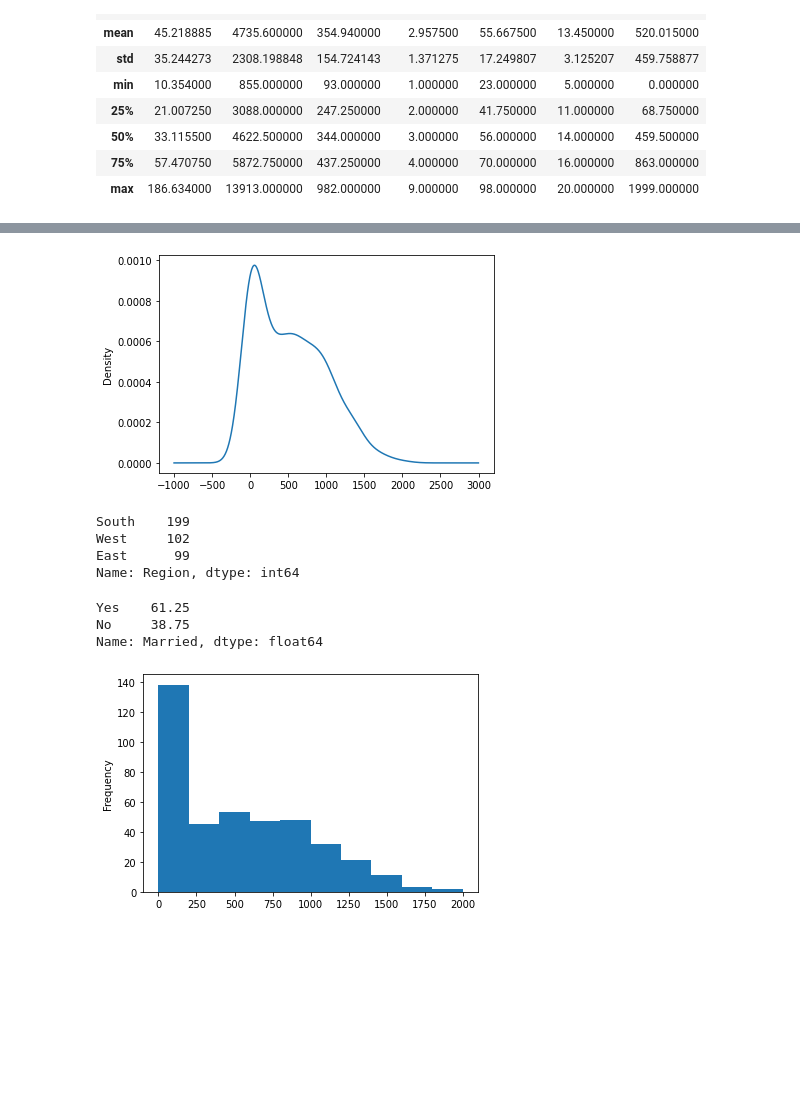
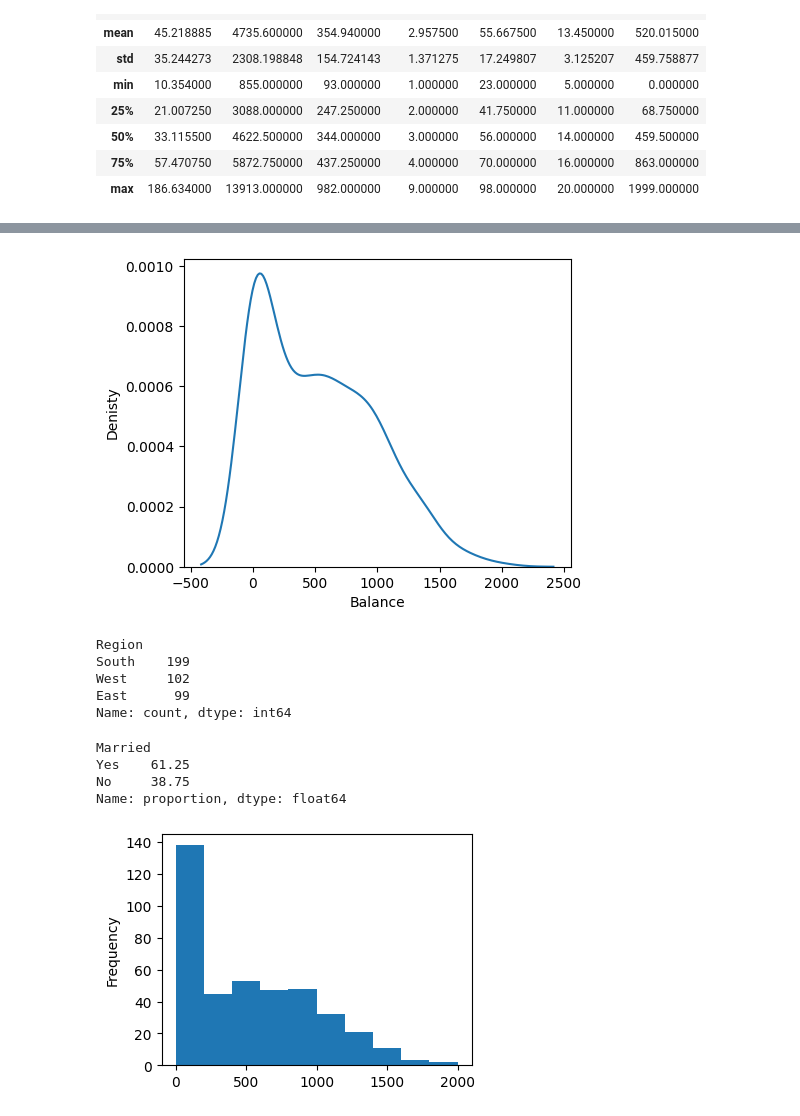
Before and after one commit to innosevda/Data-Science-CRN-20018, a Jupyter notebook: Homework2.ipynb, the cells around one changed output, grey strips where cells are left out. Saved outputs shown, nothing was run; the diff lists cells and outputs as text; code cells hidden in the pictures; blank space fills up the shorter version.

```diff
--- a/Homework2.ipynb
+++ b/Homework2.ipynb
@@ -71,23 +86,44 @@ df.describe()
 # %%
 #Q6-Plot the density distribution of Balance
+
+plt.figure(figsize=(5,4))
+sns.kdeplot(df["Balance"])
+
+plt.ylabel("Denisty")
+
+plt.show()
 # %% [output]
-[figure, old version]
+[figure, new version]
 # %%
 #Q7-Count the frequency values of each Region
+
+count = df["Region"].value_counts()
+print(count)
 # %% [output]
+Region
 South    199
 West     102
 East      99
-Name: Region, dtype: int64
+Name: count, dtype: int64
 # %%
 #Q8-List Percentage of  the Married people
+per = (df["Married"].value_counts(normalize=True) * 100)
+print(per)
 # %% [output]
+Married
 Yes    61.25
 No     38.75
-Name: Married, dtype: float64
+Name: proportion, dtype: float64
 # %%
 #Q9-Create histogram of Balance
+
+plt.figure(figsize=(4, 3))
+plt.hist(df["Balance"])
+
+plt.ylabel("Frequency")
+
+plt.show()
 # %% [output]
-[figure, old version]
+[figure, new version]
 # %%
 #Q10-Get the frequency distribution of Region using bar graph
```
Also changed, not shown: parts of 8 cells of this notebook.
